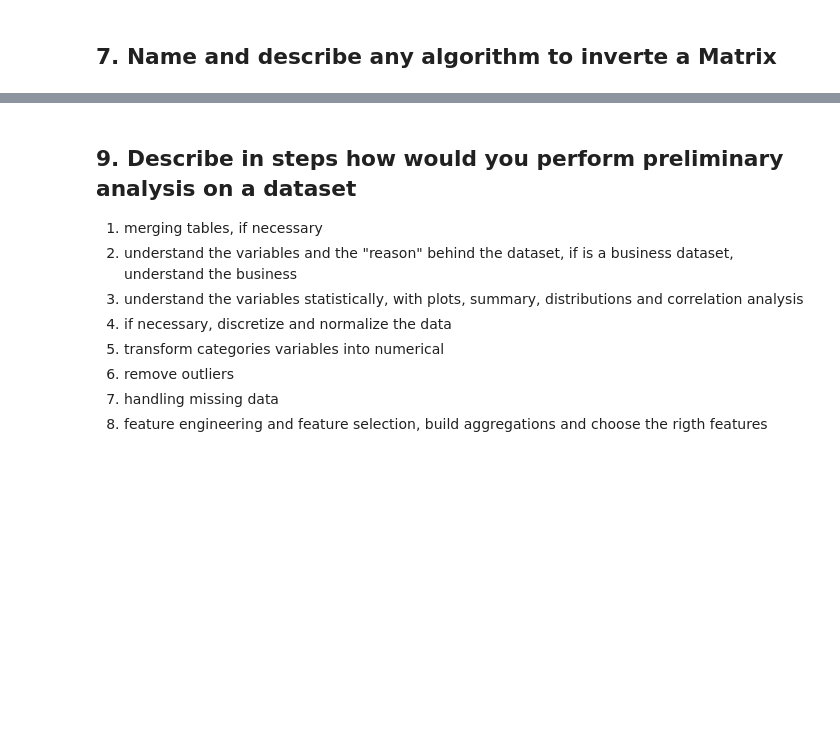
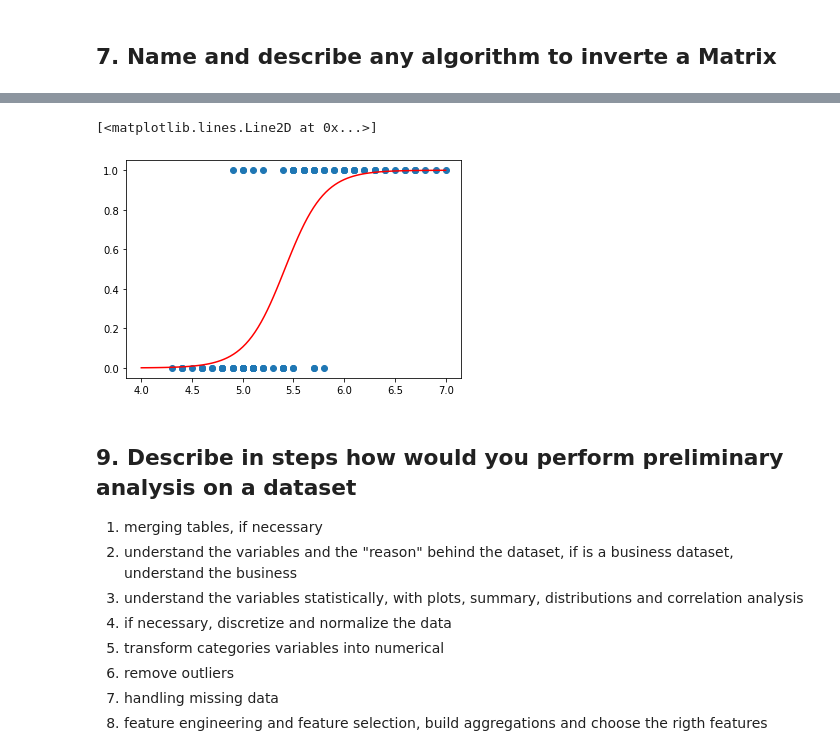
Before and after one commit to Osvaldo1982/cases_solved_interview, a Jupyter notebook: Interview Test 02/04_interview_questions_answered_by_douglas.ipynb, the cells around one changed output, grey strips where cells are left out. Drawn from its saved outputs; the diff is of its cells as text; code cells hidden in the pictures; blank space fills up the shorter version.

Commit message:
logistic regression

```diff
--- a/Interview Test 02/04_interview_questions_answered_by_douglas.ipynb
+++ b/Interview Test 02/04_interview_questions_answered_by_douglas.ipynb
@@ -185,3 +207,32 @@ That help us see curve of the function $f$, that predict the variable $Y$ with v
+# %%
+import pandas as pd
+import matplotlib.pyplot as plt
+from sklearn import datasets
+from sklearn.linear_model import LinearRegression, LogisticRegression
+from scipy.special import expit
+
+iris_dict = datasets.load_iris()
+x_iris = iris_dict['data'][:,0][0:100].reshape(-1, 1)
+y_iris = iris_dict['target'][0:100]
+
+x_test = np.linspace(4.0,7.0,100)
+# %%
+import numpy as np
+# load the model
+lr_model = LogisticRegression(C=1e5, solver='lbfgs')
+
+# training the model
+lr_model.fit(x_iris, y_iris)
+
+# plot
+plt.scatter(x_iris, y_iris)
+
+# # plotting the curve
+loss = expit(x_test * lr_model.coef_ + lr_model.intercept_).ravel()
+plt.plot(x_test, loss, color = 'red')
+# %% [output]
+[<matplotlib.lines.Line2D at 0x...>]
+[figure, added]
 # %% [markdown]
 ## 9. Describe in steps how would you perform preliminary analysis on a dataset
 
```
Also changed, not shown: parts of 4 cells of this notebook.
